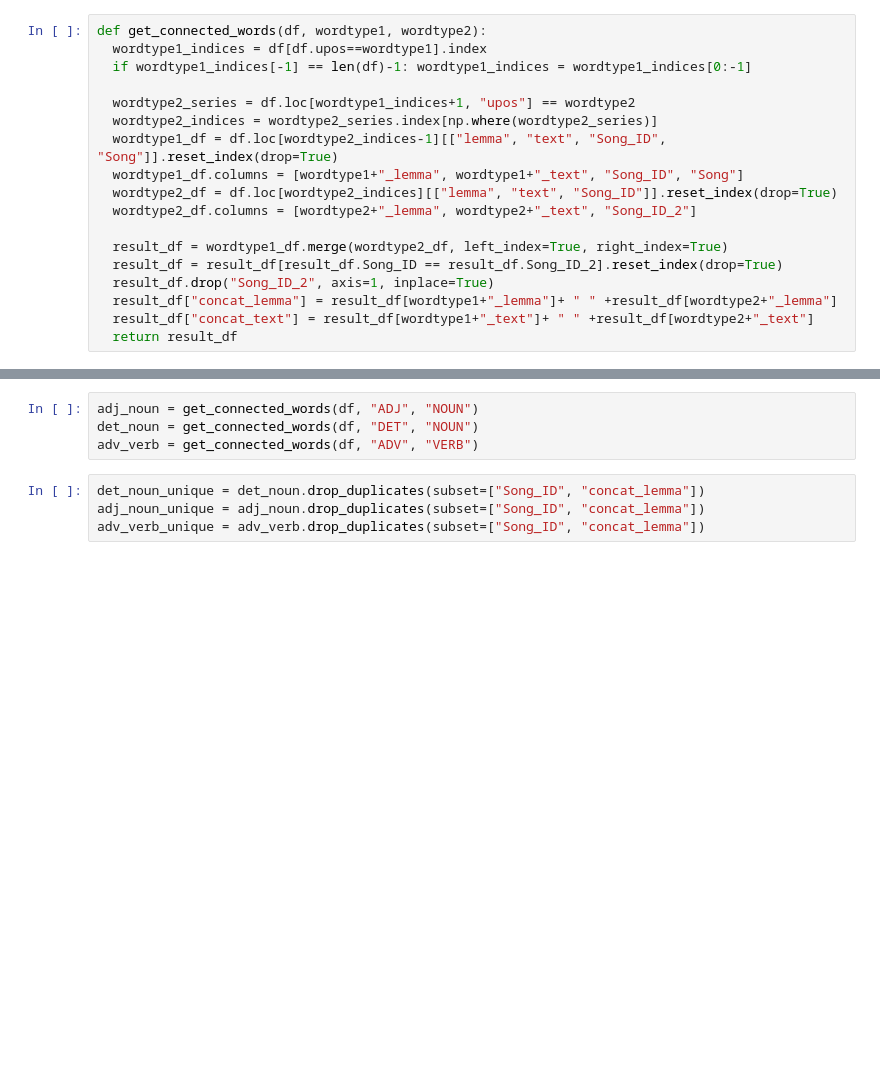
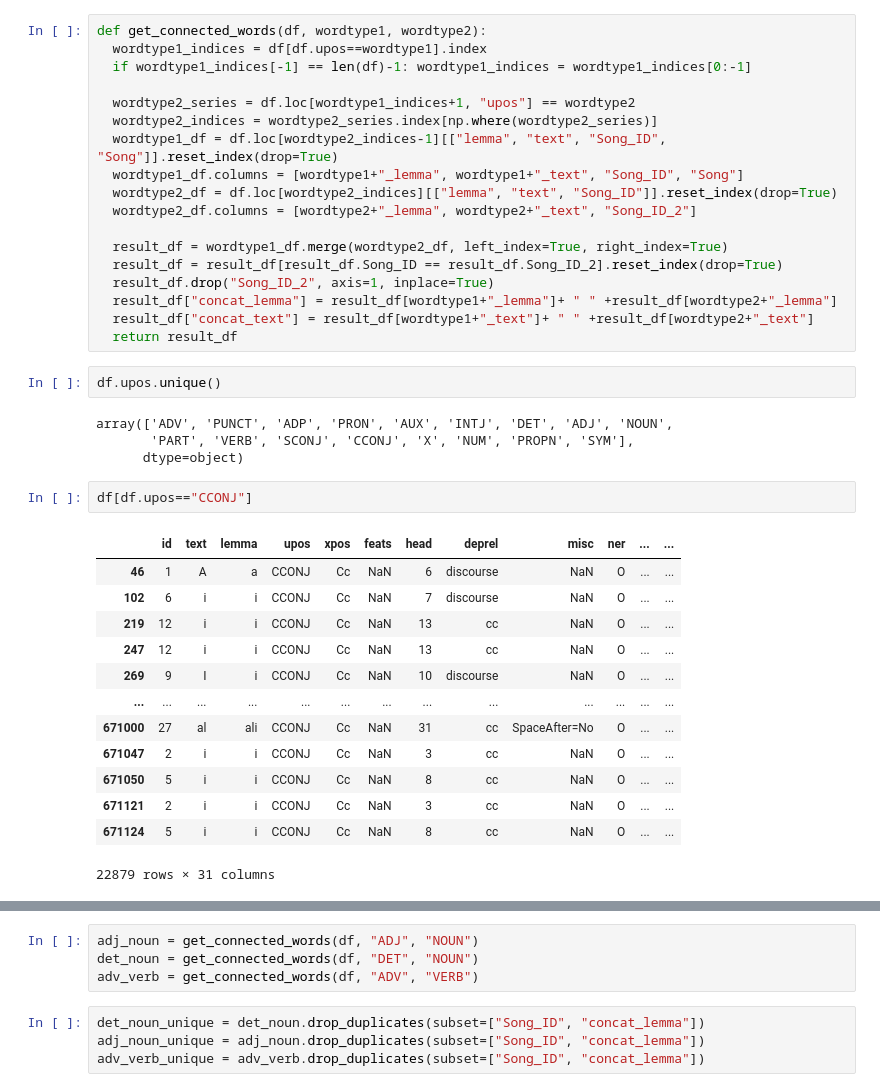
Before and after one commit to datamilas/CroLyricsProject, a Jupyter notebook: Python/dashboard.ipynb, the cells around one changed output, grey strips where cells are left out. Saved outputs shown, nothing was run; the diff lists cells and outputs as text; blank space fills up the shorter version.

```diff
--- a/Python/dashboard.ipynb
+++ b/Python/dashboard.ipynb
@@ -140,3 +166,25 @@ def get_connected_words(df, wordtype1, wordtype2):
   result_df["concat_lemma"] = result_df[wordtype1+"_lemma"]+ " " +result_df[wordtype2+"_lemma"]
   result_df["concat_text"] = result_df[wordtype1+"_text"]+ " " +result_df[wordtype2+"_text"]
   return result_df
+# %%
+df.upos.unique()
+# %% [output]
+array(['ADV', 'PUNCT', 'ADP', 'PRON', 'AUX', 'INTJ', 'DET', 'ADJ', 'NOUN',
+       'PART', 'VERB', 'SCONJ', 'CCONJ', 'X', 'NUM', 'PROPN', 'SYM'],
+      dtype=object)
+# %%
+df[df.upos=="CCONJ"]
+# %% [output]
+|  | id | text | lemma | upos | xpos | feats | head | deprel | misc | ner | ... | ... |
+| 46 | 1 | A | a | CCONJ | Cc | NaN | 6 | discourse | NaN | O | ... | ... |
+| 102 | 6 | i | i | CCONJ | Cc | NaN | 7 | discourse | NaN | O | ... | ... |
+| 219 | 12 | i | i | CCONJ | Cc | NaN | 13 | cc | NaN | O | ... | ... |
+| 247 | 12 | i | i | CCONJ | Cc | NaN | 13 | cc | NaN | O | ... | ... |
+| 269 | 9 | I | i | CCONJ | Cc | NaN | 10 | discourse | NaN | O | ... | ... |
+| ... | ... | ... | ... | ... | ... | ... | ... | ... | ... | ... | ... | ... |
+| 671000 | 27 | al | ali | CCONJ | Cc | NaN | 31 | cc | SpaceAfter=No | O | ... | ... |
+| 671047 | 2 | i | i | CCONJ | Cc | NaN | 3 | cc | NaN | O | ... | ... |
+| 671050 | 5 | i | i | CCONJ | Cc | NaN | 8 | cc | NaN | O | ... | ... |
+| 671121 | 2 | i | i | CCONJ | Cc | NaN | 3 | cc | NaN | O | ... | ... |
+| 671124 | 5 | i | i | CCONJ | Cc | NaN | 8 | cc | NaN | O | ... | ... |
+22879 rows × 31 columns
```
Also changed, not shown: parts of 19 cells of this notebook.
